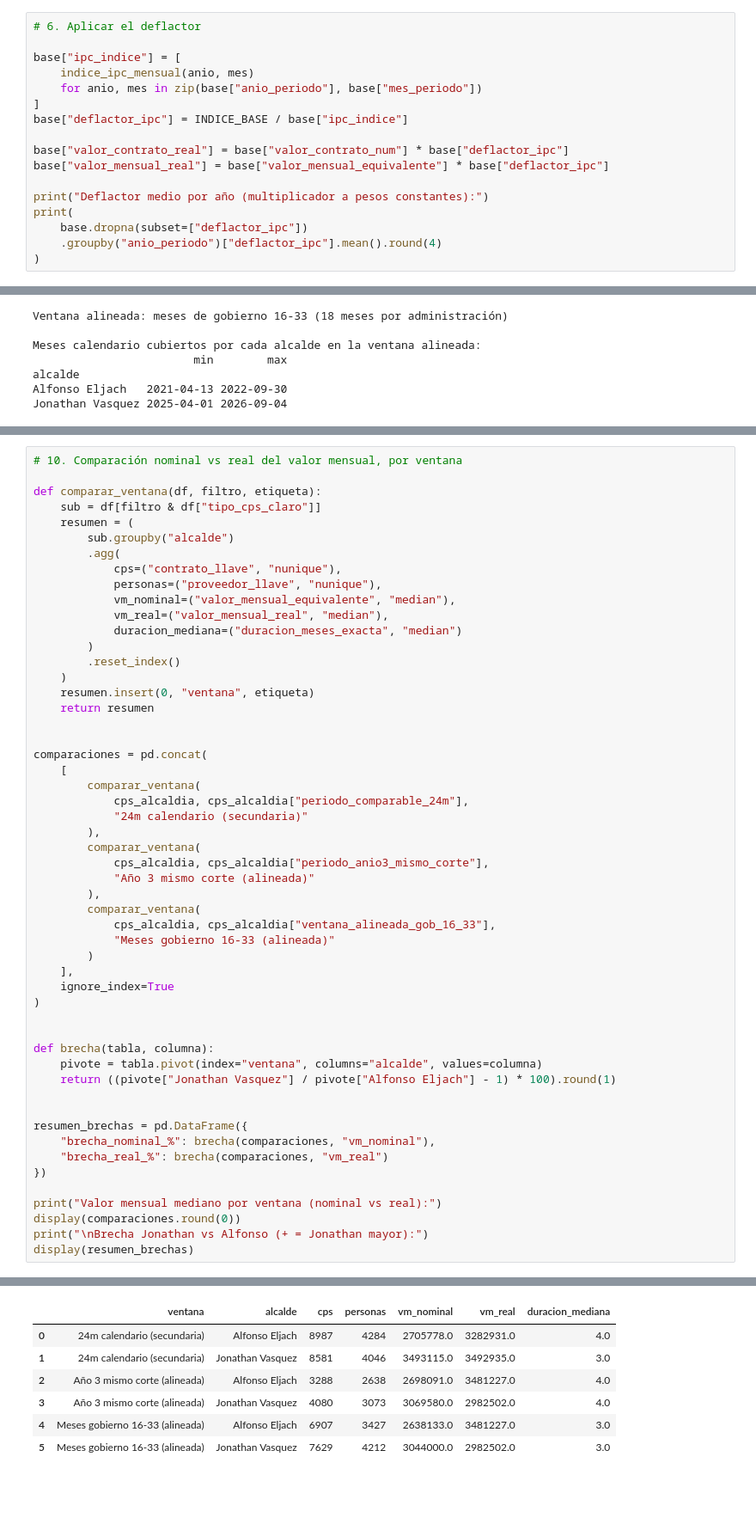
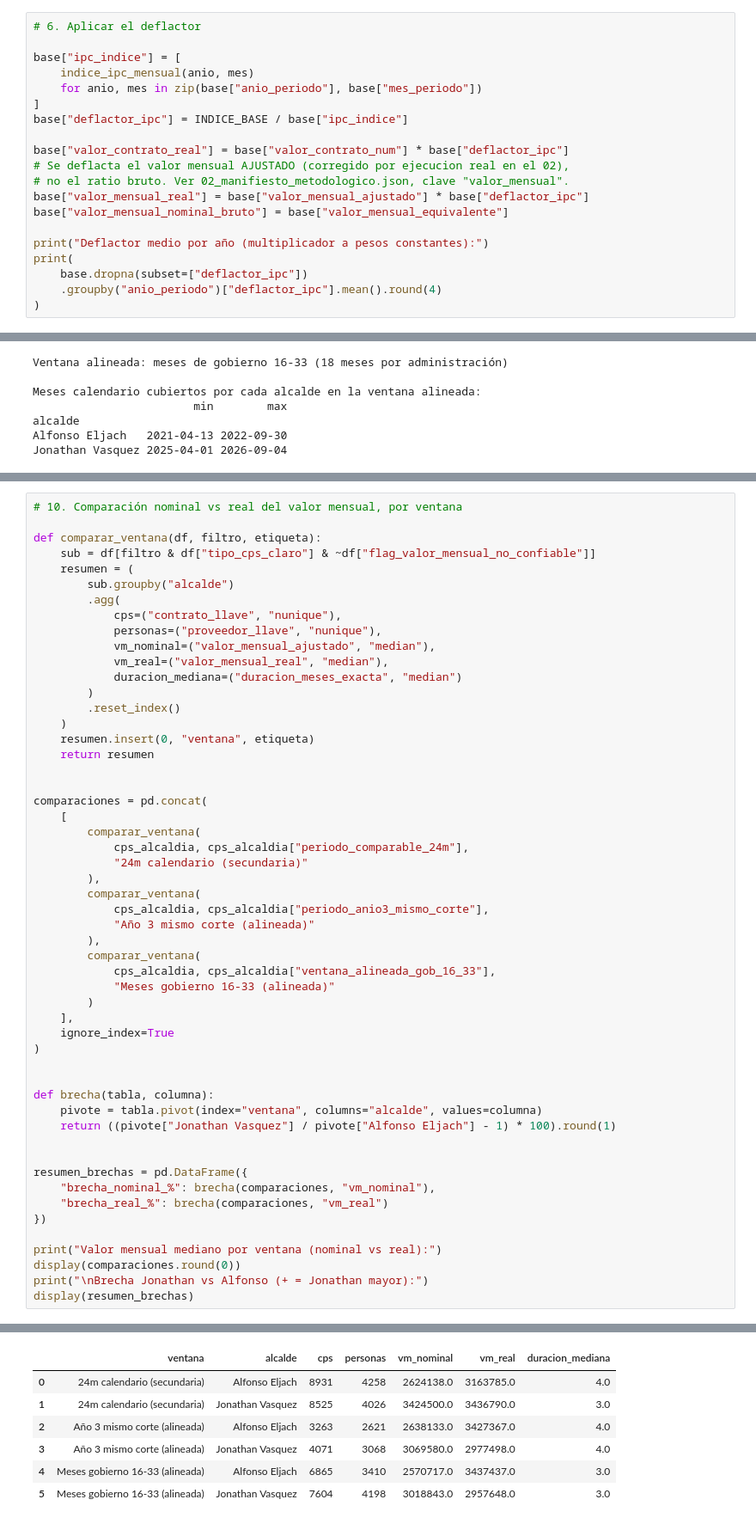
Before and after one commit to layapemar/PROYECTO-SECOP_BARRANCABERMEJA, a Jupyter notebook: notebooks/03_ajustes_metodologicos_comparabilidad.ipynb, the cells around one changed output, grey strips where cells are left out. Shown at 86% size. Drawn from its saved outputs; the diff is of its cells as text; blank space fills up the shorter version.

```diff
--- a/notebooks/03_ajustes_metodologicos_comparabilidad.ipynb
+++ b/notebooks/03_ajustes_metodologicos_comparabilidad.ipynb
@@ -161,7 +177,10 @@ base["ipc_indice"] = [
 base["deflactor_ipc"] = INDICE_BASE / base["ipc_indice"]
 
 base["valor_contrato_real"] = base["valor_contrato_num"] * base["deflactor_ipc"]
-base["valor_mensual_real"] = base["valor_mensual_equivalente"] * base["deflactor_ipc"]
+# Se deflacta el valor mensual AJUSTADO (corregido por ejecucion real en el 02),
+# no el ratio bruto. Ver 02_manifiesto_metodologico.json, clave "valor_mensual".
+base["valor_mensual_real"] = base["valor_mensual_ajustado"] * base["deflactor_ipc"]
+base["valor_mensual_nominal_bruto"] = base["valor_mensual_equivalente"]
 
 print("Deflactor medio por año (multiplicador a pesos constantes):")
 print(
@@ -294,13 +314,13 @@ nominales y en pesos constantes, en cada ventana.
 # 10. Comparación nominal vs real del valor mensual, por ventana
 
 def comparar_ventana(df, filtro, etiqueta):
-    sub = df[filtro & df["tipo_cps_claro"]]
+    sub = df[filtro & df["tipo_cps_claro"] & ~df["flag_valor_mensual_no_confiable"]]
     resumen = (
         sub.groupby("alcalde")
         .agg(
             cps=("contrato_llave", "nunique"),
             personas=("proveedor_llave", "nunique"),
-            vm_nominal=("valor_mensual_equivalente", "median"),
+            vm_nominal=("valor_mensual_ajustado", "median"),
             vm_real=("valor_mensual_real", "median"),
             duracion_mediana=("duracion_meses_exacta", "median")
         )
@@ -319,39 +339,39 @@ comparaciones = pd.concat(
         comparar_ventana(
             cps_alcaldia, cps_alcaldia["periodo_anio3_mismo_corte"],
             "Año 3 mismo corte (alineada)"
         ),
         comparar_ventana(
             cps_alcaldia, cps_alcaldia["ventana_alineada_gob_16_33"],
             "Meses gobierno 16-33 (alineada)"
         )
     ],
     ignore_index=True
 )
 
 
 def brecha(tabla, columna):
     pivote = tabla.pivot(index="ventana", columns="alcalde", values=columna)
     return ((pivote["Jonathan Vasquez"] / pivote["Alfonso Eljach"] - 1) * 100).round(1)
 
 
 resumen_brechas = pd.DataFrame({
     "brecha_nominal_%": brecha(comparaciones, "vm_nominal"),
     "brecha_real_%": brecha(comparaciones, "vm_real")
 })
 
 print("Valor mensual mediano por ventana (nominal vs real):")
 display(comparaciones.round(0))
 print("\nBrecha Jonathan vs Alfonso (+ = Jonathan mayor):")
 display(resumen_brechas)
 # %% [output]
 Valor mensual mediano por ventana (nominal vs real):
 |  | ventana | alcalde | cps | personas | vm_nominal | vm_real | duracion_mediana |
-| 0 | 24m calendario (secundaria) | Alfonso Eljach | 8987 | 4284 | 2705778.0 | 3282931.0 | 4.0 |
-| 1 | 24m calendario (secundaria) | Jonathan Vasquez | 8581 | 4046 | 3493115.0 | 3492935.0 | 3.0 |
-| 2 | Año 3 mismo corte (alineada) | Alfonso Eljach | 3288 | 2638 | 2698091.0 | 3481227.0 | 4.0 |
-| 3 | Año 3 mismo corte (alineada) | Jonathan Vasquez | 4080 | 3073 | 3069580.0 | 2982502.0 | 4.0 |
-| 4 | Meses gobierno 16-33 (alineada) | Alfonso Eljach | 6907 | 3427 | 2638133.0 | 3481227.0 | 3.0 |
-| 5 | Meses gobierno 16-33 (alineada) | Jonathan Vasquez | 7629 | 4212 | 3044000.0 | 2982502.0 | 3.0 |
+| 0 | 24m calendario (secundaria) | Alfonso Eljach | 8931 | 4258 | 2624138.0 | 3163785.0 | 4.0 |
+| 1 | 24m calendario (secundaria) | Jonathan Vasquez | 8525 | 4026 | 3424500.0 | 3436790.0 | 3.0 |
+| 2 | Año 3 mismo corte (alineada) | Alfonso Eljach | 3263 | 2621 | 2638133.0 | 3427367.0 | 4.0 |
+| 3 | Año 3 mismo corte (alineada) | Jonathan Vasquez | 4071 | 3068 | 3069580.0 | 2977498.0 | 4.0 |
+| 4 | Meses gobierno 16-33 (alineada) | Alfonso Eljach | 6865 | 3410 | 2570717.0 | 3437437.0 | 3.0 |
+| 5 | Meses gobierno 16-33 (alineada) | Jonathan Vasquez | 7604 | 4198 | 3018843.0 | 2957648.0 | 3.0 |
 Brecha Jonathan vs Alfonso (+ = Jonathan mayor):
 |  | brecha_nominal_% | brecha_real_% |
 | ventana |  |  |
```
Also changed, not shown: parts of 11 cells of this notebook, 37 other files.
